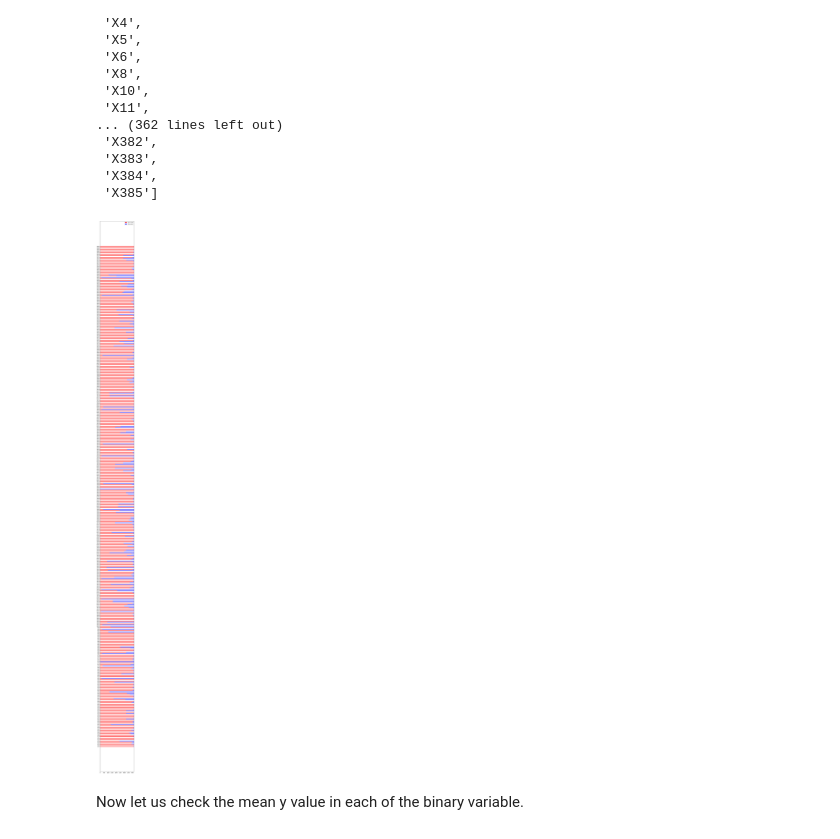
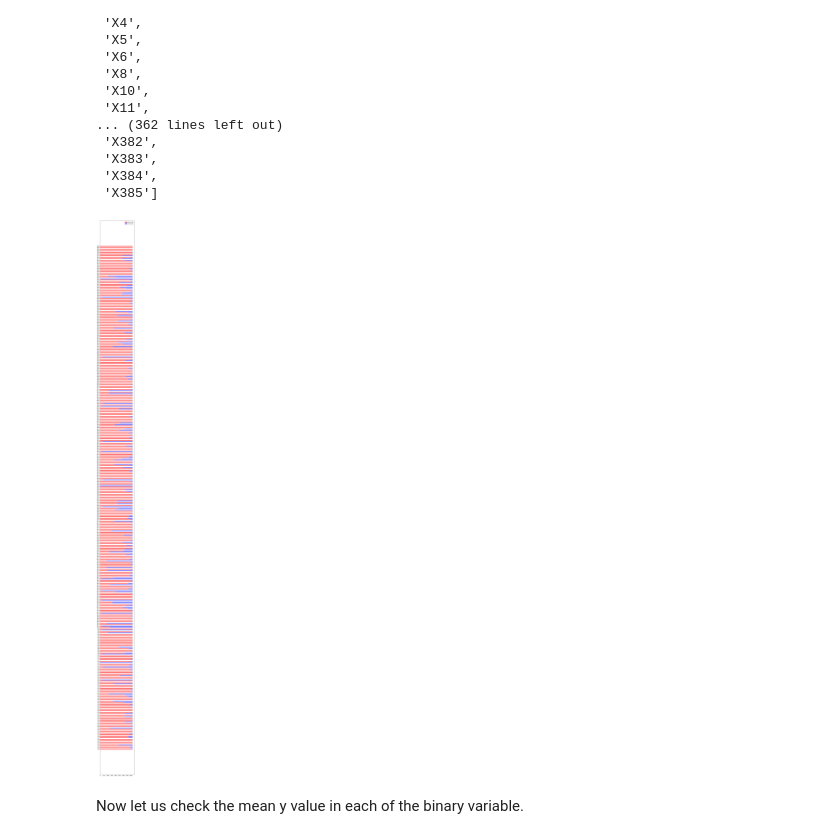
Before and after one commit to prats0599/Mercedes, a Jupyter notebook: mercedes_kaggle.ipynb, the cells around one changed output. Cells and saved outputs as stored; diff of their text form; code cells hidden in the pictures.

Commit message:
model trained

```diff
--- a/mercedes_kaggle.ipynb
+++ b/mercedes_kaggle.ipynb
@@ -194,26 +193,26 @@ train_df.columns.values.tolist()
  'X385']
 # %%
 # now lets work with binary variables
-binary = [i for i in train_df.columns.values.tolist() if i not in cat and remove and i!='y' and i!='ID']
+binary = [i for i in train_df.columns.values.tolist() if i not in cat and i not in remove and i!='y' and i!='ID']
 #binary
 zero_count = []
 one_count = []
 for col in binary:
     zero_count.append((train_df[col]==0).sum())
     one_count.append((train_df[col]==1).sum())
 
 N = len(binary)
 ind = np.arange(N) # an array from 0 to N
 width = 0.3
 
 plt.figure(figsize=(6, 100))
 p1 = plt.barh(ind, zero_count, width, color='red')
 p2 = plt.barh(ind, one_count, width, left= zero_count, color='blue')
 plt.yticks(ind, binary)# yticks are the values displayed on the y-axis
 plt.legend((p1[0], p2[0]), ('Zero count', 'One count'))
 plt.show()
 # %% [output]
-[figure, old version]
+[figure, new version]
 # %% [markdown]
 Now let us check the mean y value in each of the binary variable.
 # %%
```
Also changed, not shown: parts of 37 cells of this notebook, 3 other files.
